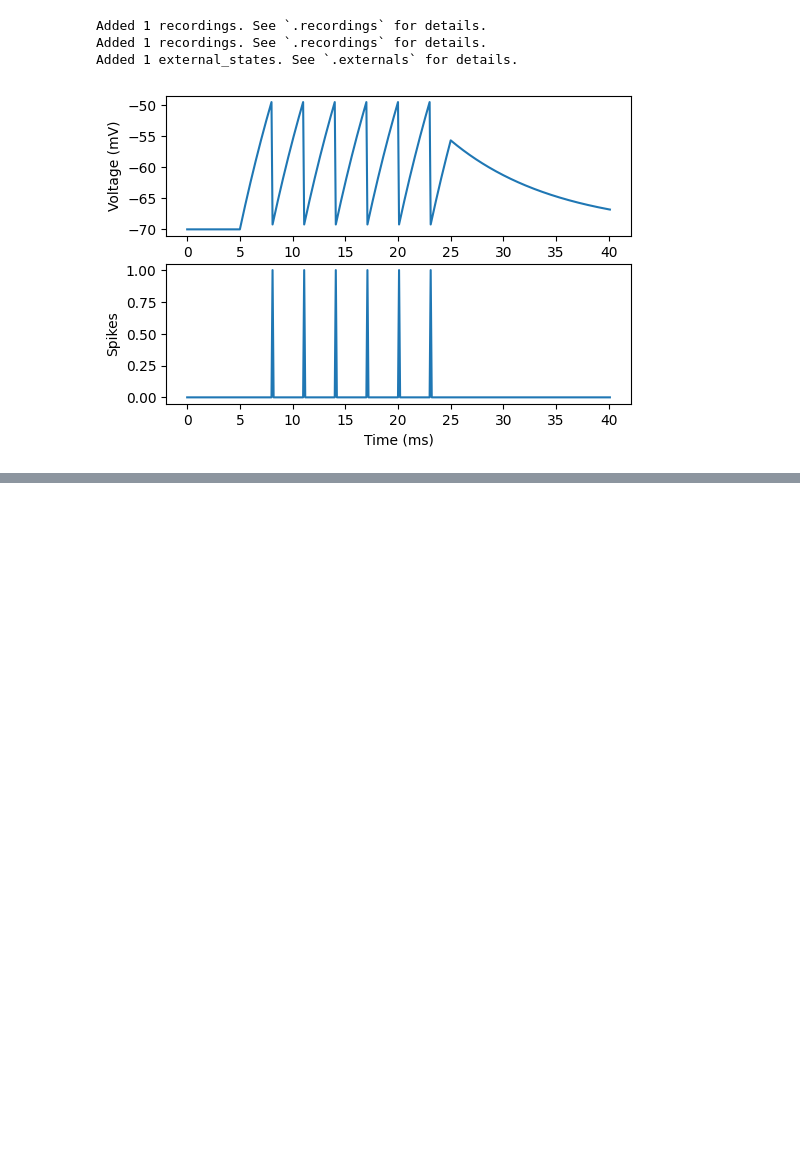
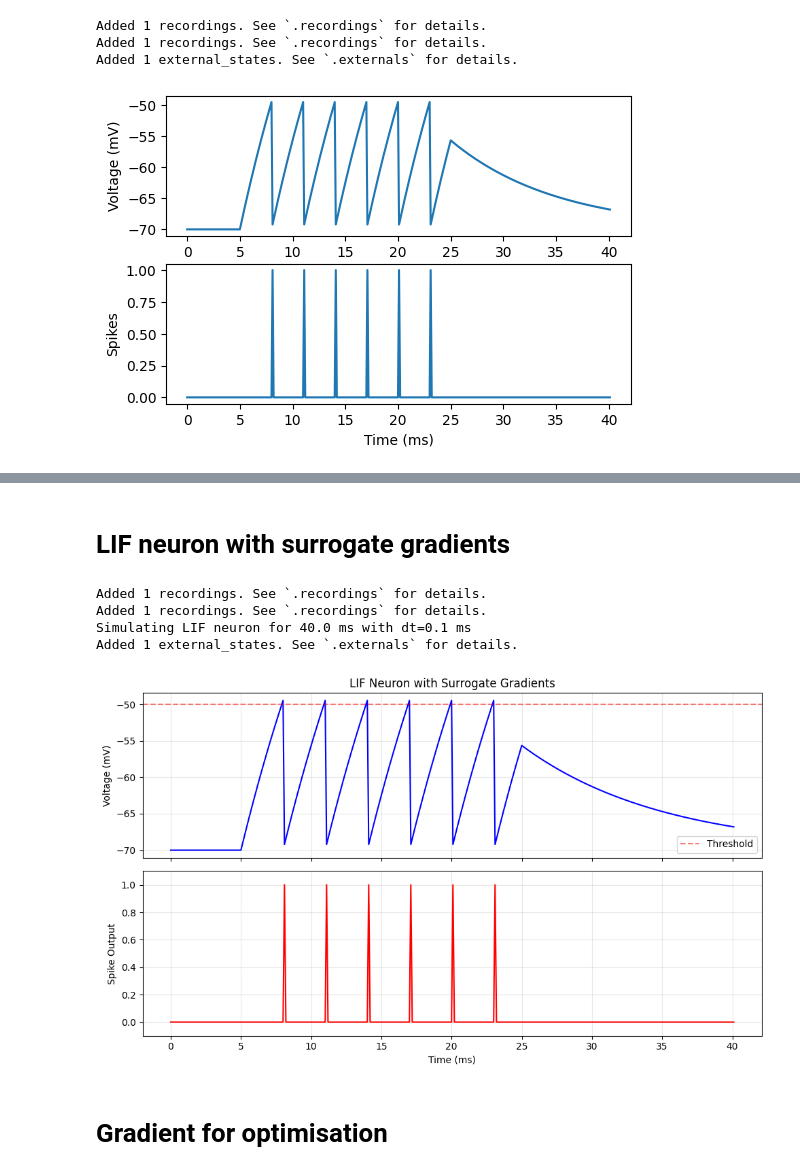
Before and after one commit to paulmyr/jaxley, a Jupyter notebook: notebooks/jaxley_test_lif_surrogate.ipynb, the cells around one changed output, grey strips where cells are left out. Cells and saved outputs as stored; diff of their text form; code cells hidden in the pictures; blank space fills up the shorter version.

```diff
--- a/notebooks/jaxley_test_lif_surrogate.ipynb
+++ b/notebooks/jaxley_test_lif_surrogate.ipynb
@@ -64,0 +124,49 @@ Added 1 external_states. See `.externals` for details.
+# %% [markdown]
+# LIF neuron with surrogate gradients
+# %%
+from jaxley.channels import Leak, Fire, FireSurrogate
+
+
+cell = jx.Cell()
+cell.insert(Leak())
+cell.insert(FireSurrogate(surrogate_type="sigmoid", surrogate_slope=10.0))
+cell.record("v")
+cell.record("FireSurrogate_spikes")
+
+dt = 0.1
+t_max = 40.0
+
+print(f"Simulating LIF neuron for {t_max} ms with dt={dt} ms")
+
+current = jx.step_current(5.0, 20.0, 0.005, dt, t_max)
+cell.stimulate(current)
+voltages = jx.integrate(cell, delta_t=dt)
+
+num_points = len(voltages[0])
+time_vec = jnp.arange(num_points) * dt
+fig, axes = plt.subplots(2, 1, figsize=(10, 6), sharex=True)
+
+axes[0].plot(time_vec, voltages[0], 'b-', linewidth=1.5)
+axes[0].axhline(-50, color='r', linestyle='--', alpha=0.5, label='Threshold')
+axes[0].set_ylabel('Voltage (mV)')
+axes[0].set_title('LIF Neuron with Surrogate Gradients')
+axes[0].legend()
+axes[0].grid(alpha=0.3)
+
+axes[1].plot(time_vec, voltages[1], 'r-', linewidth=1.5)
+axes[1].set_ylabel('Spike Output')
+axes[1].set_xlabel('Time (ms)')
+axes[1].set_ylim([-0.1, 1.1])
+axes[1].grid(alpha=0.3)
+
+plt.tight_layout()
+plt.savefig('figures/lif_simulation_surrogate.png', dpi=150)
+plt.show()
+# %% [output]
+Added 1 recordings. See `.recordings` for details.
+Added 1 recordings. See `.recordings` for details.
+Simulating LIF neuron for 40.0 ms with dt=0.1 ms
+Added 1 external_states. See `.externals` for details.
+[figure, added]
+# %% [markdown]
+# Gradient for optimisation
```
Also changed, not shown: parts of 7 cells of this notebook.
